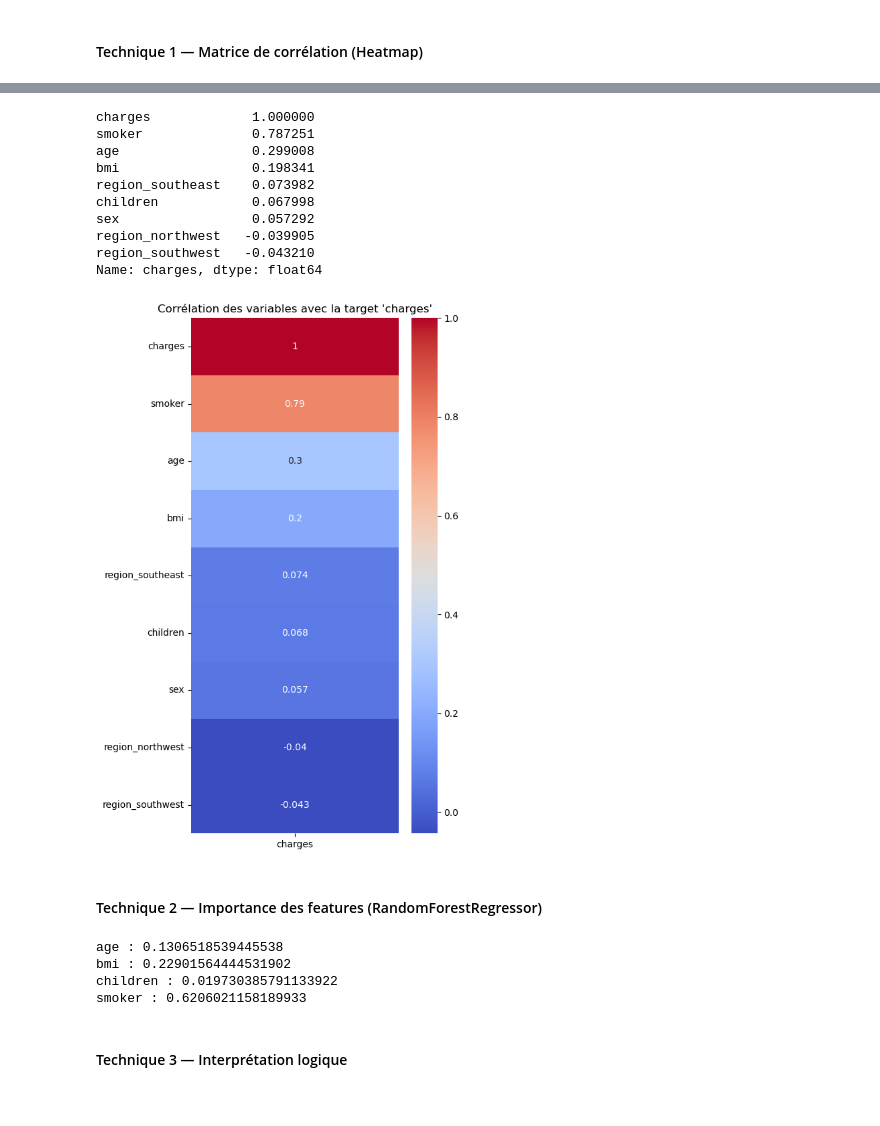
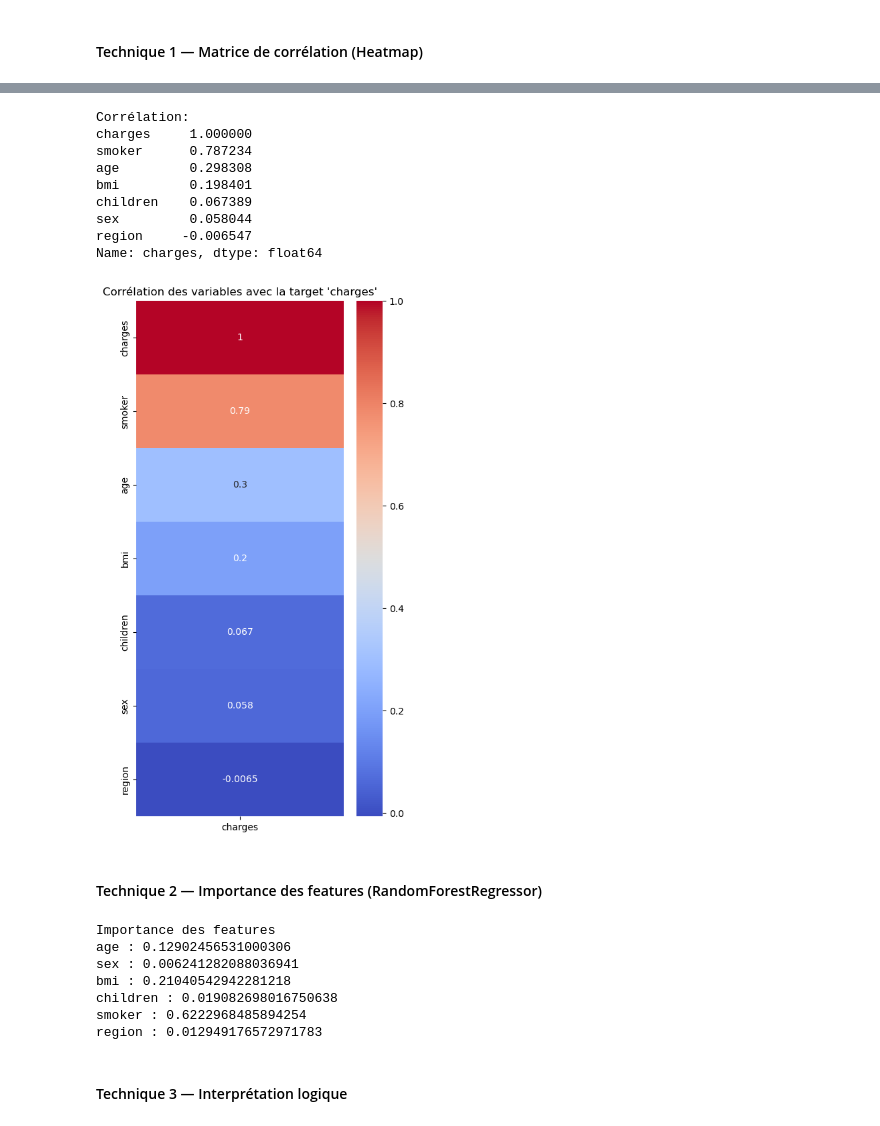
Before and after one commit to mohamediliasskaddar/Ateliers-ML-S3, a Jupyter notebook: ate 1 ML.ipynb, the cells around one changed output, grey strips where cells are left out. Drawn from its saved outputs; the diff is of its cells as text; code cells hidden in the pictures.

```diff
--- a/ate 1 ML.ipynb
+++ b/ate 1 ML.ipynb
@@ -61,9 +93,21 @@ Index(['age', 'sex', 'bmi', 'children', 'smoker', 'region', 'charges'], dtype='o
 # %%
 from pandas.plotting import scatter_matrix
+from sklearn.preprocessing import LabelEncoder
+
+# Encodage des variables catégorielles
+encoder = LabelEncoder()
+df3['sex'] = encoder.fit_transform(df3['sex'])
+df3['smoker'] = encoder.fit_transform(df3['smoker'])
+df3['region'] = encoder.fit_transform(df3['region'])
 
 # 2. Afficher la matrice de scatter plots
-scatter_matrix(df3, figsize=(12, 12))
+df3['sex'] = df3['sex'].astype(int)
+df3['smoker'] = df3['smoker'].astype(int)
+df3['region'] = df3['region'].astype(int)
 
-# 3. Montrer le résultat
+# Affichage de la scatter matrix
+plt.figure(figsize=(12, 12))
+scatter_matrix(df3, figsize=(14, 14), diagonal='hist')
+plt.suptitle("Scatter Matrix du dataset Insurance", fontsize=18)
 plt.show()
 # %% [output]
@@ -230,34 +225,26 @@ dtype: object
 # %%
 import seaborn as sns
 
-df3_encoded = df3.copy()
+corr_charges = df3.corr()['charges'].sort_values(ascending=False)
 
-df3_encoded['sex'] = df3_encoded['sex'].map({'male': 1, 'female': 0})
-df3_encoded['smoker'] = df3_encoded['smoker'].map({'yes': 1, 'no': 0})
-
-df3_encoded = pd.get_dummies(df3_encoded, columns=['region'], drop_first=True)
-
-# Corrélations triées
-corr_charges = df3_encoded.corr()['charges'].sort_values(ascending=False)
-
+print("Corrélation:")
 print(corr_charges)
 
-# Heatmap de la colonne 'charges' uniquement
+# Heatmap de 'charges'
 plt.figure(figsize=(5,10))
-sns.heatmap(corr_charges.to_frame(),  # transforme en DataFrame
+sns.heatmap(corr_charges.to_frame(),
             annot=True,
             cmap="coolwarm")
 plt.title("Corrélation des variables avec la target 'charges'")
 plt.show()
 # %% [output]
-charges             1.000000
-smoker              0.787251
-age                 0.299008
-bmi                 0.198341
-region_southeast    0.073982
-children            0.067998
-sex                 0.057292
-region_northwest   -0.039905
-region_southwest   -0.043210
+Corrélation:
+charges     1.000000
+smoker      0.787234
+age         0.298308
+bmi         0.198401
+children    0.067389
+sex         0.058044
+region     -0.006547
 Name: charges, dtype: float64
-[figure, old version]
+[figure, new version]
@@ -277,23 +252,22 @@ X_train3, X_test3, y_train3, y_test3 = train_test_split(
 #### Technique 2 — Importance des features (RandomForestRegressor)
 # %%
 from sklearn.ensemble import RandomForestRegressor
-# pas l'appel d'ajouter les region ils ont moins de imporatnce comme deja vue dans heatmap precidente
-df3_clean = df3.copy()
-df3_clean['smoker'] = df3_clean['smoker'].map({'yes': 1, 'no': 0})
-df3_clean['sex'] = df3_clean['sex'].map({'male': 1, 'female': 0})
 
 model_rf = RandomForestRegressor()
-model_rf.fit(df3_clean[['age','bmi','children','smoker']], df3_clean['charges'])
+model_rf.fit(df3[['age','sex','bmi','children','smoker', 'region']], df3['charges'])
 
 importances = model_rf.feature_importances_
-
-for f, imp in zip(['age','bmi','children','smoker'], importances):
+print("Importance des features")
+for f, imp in zip(['age','sex','bmi','children','smoker', 'region'], importances):
     print(f"{f} : {imp}")
 # %% [output]
-age : 0.1306518539445538
-bmi : 0.22901564444531902
-children : 0.019730385791133922
-smoker : 0.6206021158189933
+Importance des features
+age : 0.12902456531000306
+sex : 0.006241282088036941
+bmi : 0.21040542942281218
+children : 0.019082698016750638
+smoker : 0.6222968485894254
+region : 0.012949176572971783
 # %% [markdown]
 #### Technique 3 — Interprétation logique
 # %% [markdown]
```
Also changed, not shown: parts of 24 cells of this notebook, 2 other files.
